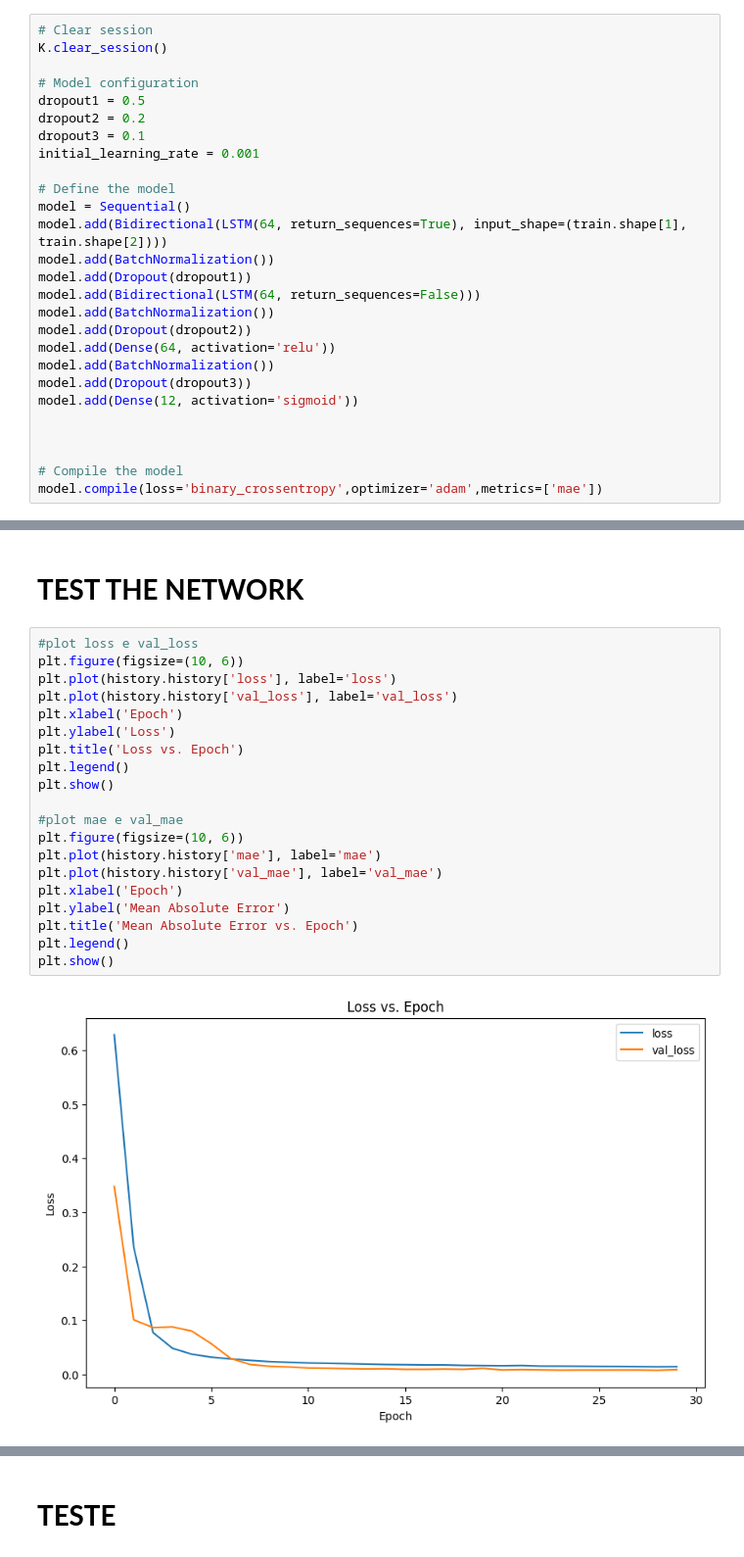
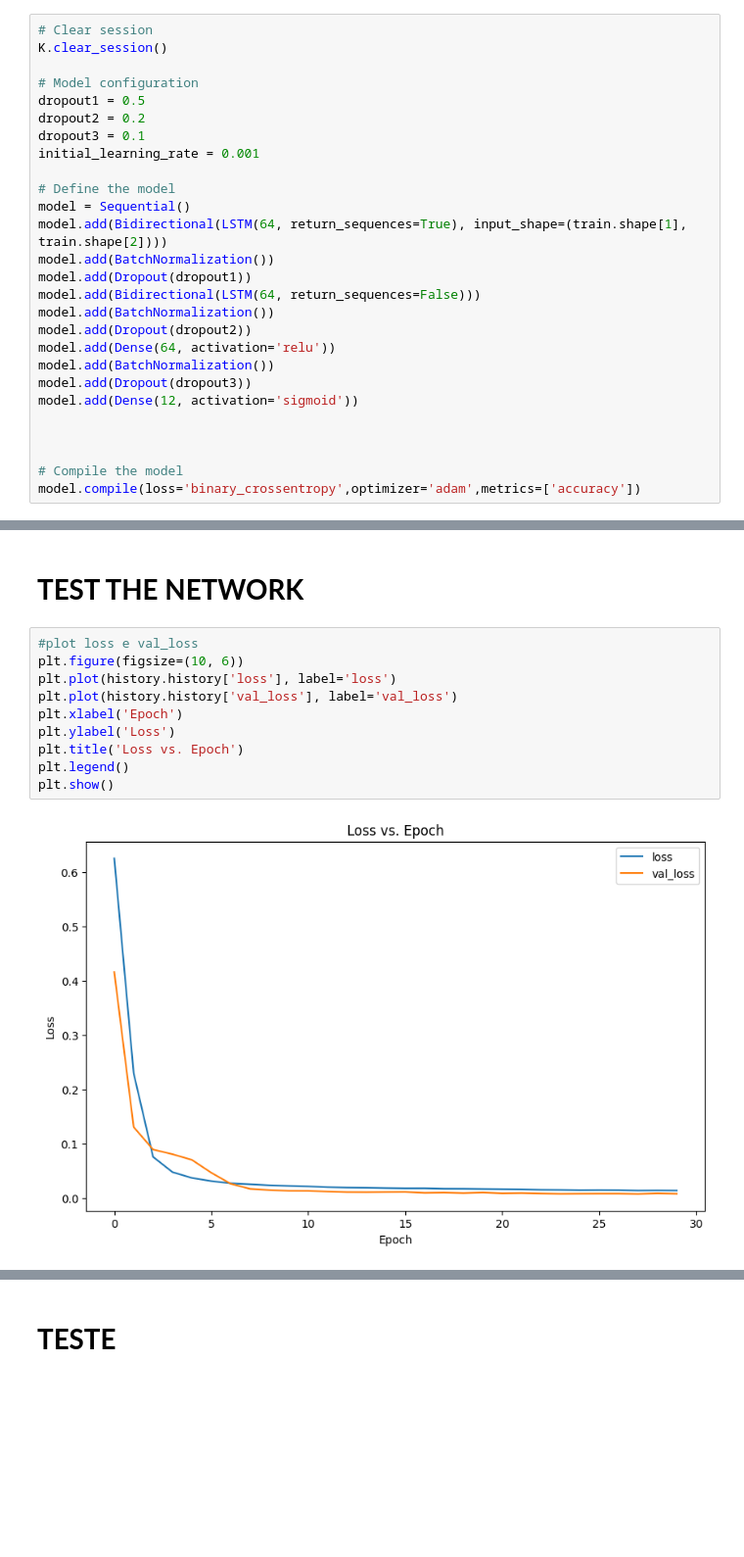
Before and after one commit to albertopingo/AI-driving-classification_FinalProject_CEng, a Jupyter notebook: extras/LSTM&CarTrips/models/BidirecionalLSTM.ipynb, the cells around one changed output, grey strips where cells are left out. Shown at 98% size. Cells and saved outputs as stored; diff of their text form; blank space fills up the shorter version.

```diff
--- a/extras/LSTM&CarTrips/models/BidirecionalLSTM.ipynb
+++ b/extras/LSTM&CarTrips/models/BidirecionalLSTM.ipynb
@@ -504,4 +504,4 @@ model.add(Dense(12, activation='sigmoid'))
 
 
 # Compile the model
-model.compile(loss='binary_crossentropy',optimizer='adam',metrics=['mae'])
+model.compile(loss='binary_crossentropy',optimizer='adam',metrics=['accuracy'])
@@ -626,22 +623,12 @@ plt.show()
 # %%
 #plot loss e val_loss
 plt.figure(figsize=(10, 6))
 plt.plot(history.history['loss'], label='loss')
 plt.plot(history.history['val_loss'], label='val_loss')
 plt.xlabel('Epoch')
 plt.ylabel('Loss')
 plt.title('Loss vs. Epoch')
 plt.legend()
 plt.show()
-
-#plot mae e val_mae
-plt.figure(figsize=(10, 6))
-plt.plot(history.history['mae'], label='mae')
-plt.plot(history.history['val_mae'], label='val_mae')
-plt.xlabel('Epoch')
-plt.ylabel('Mean Absolute Error')
-plt.title('Mean Absolute Error vs. Epoch')
-plt.legend()
-plt.show()
 # %% [output]
-[figure, old version]
+[figure, new version]
```
Also changed, not shown: parts of 9 cells of this notebook, 19 other files.
